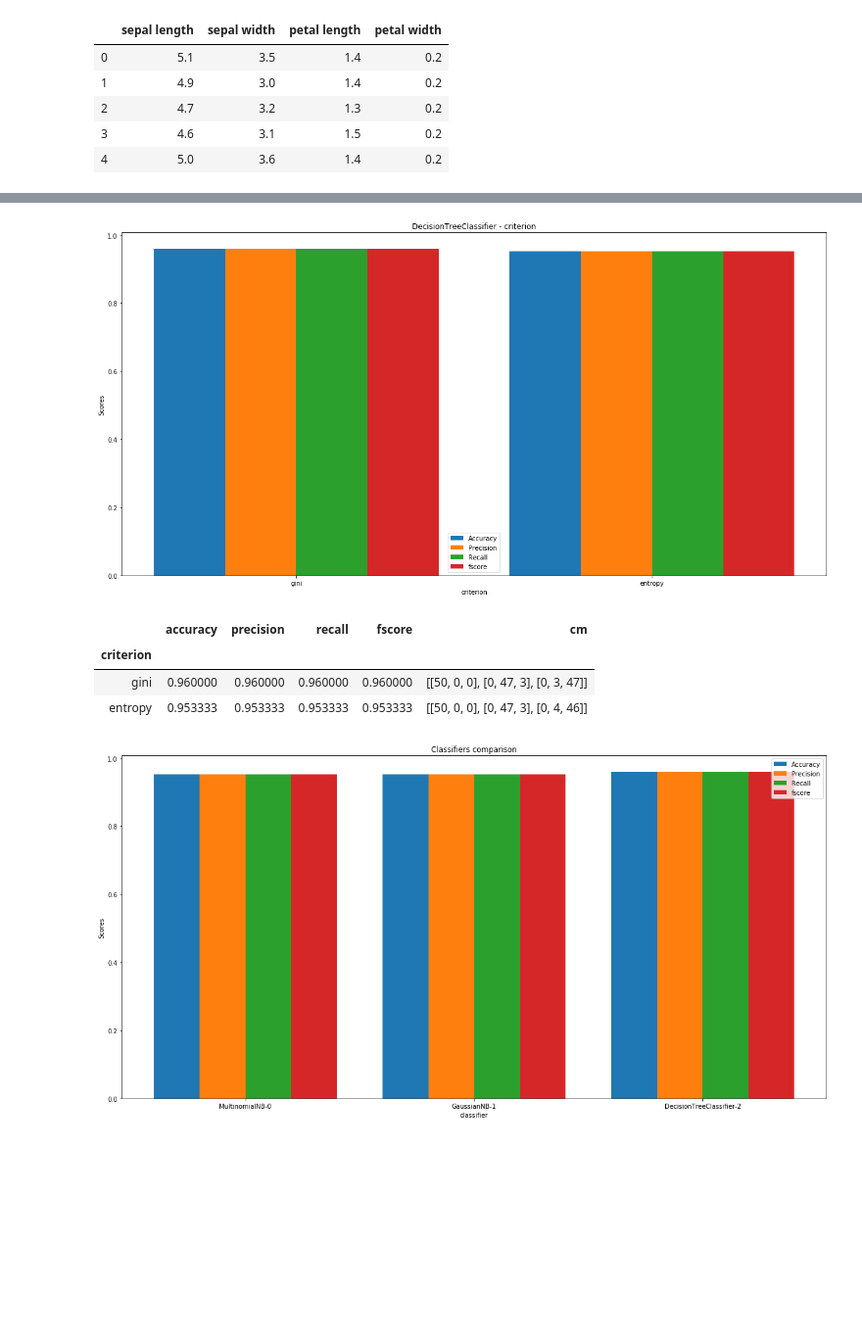
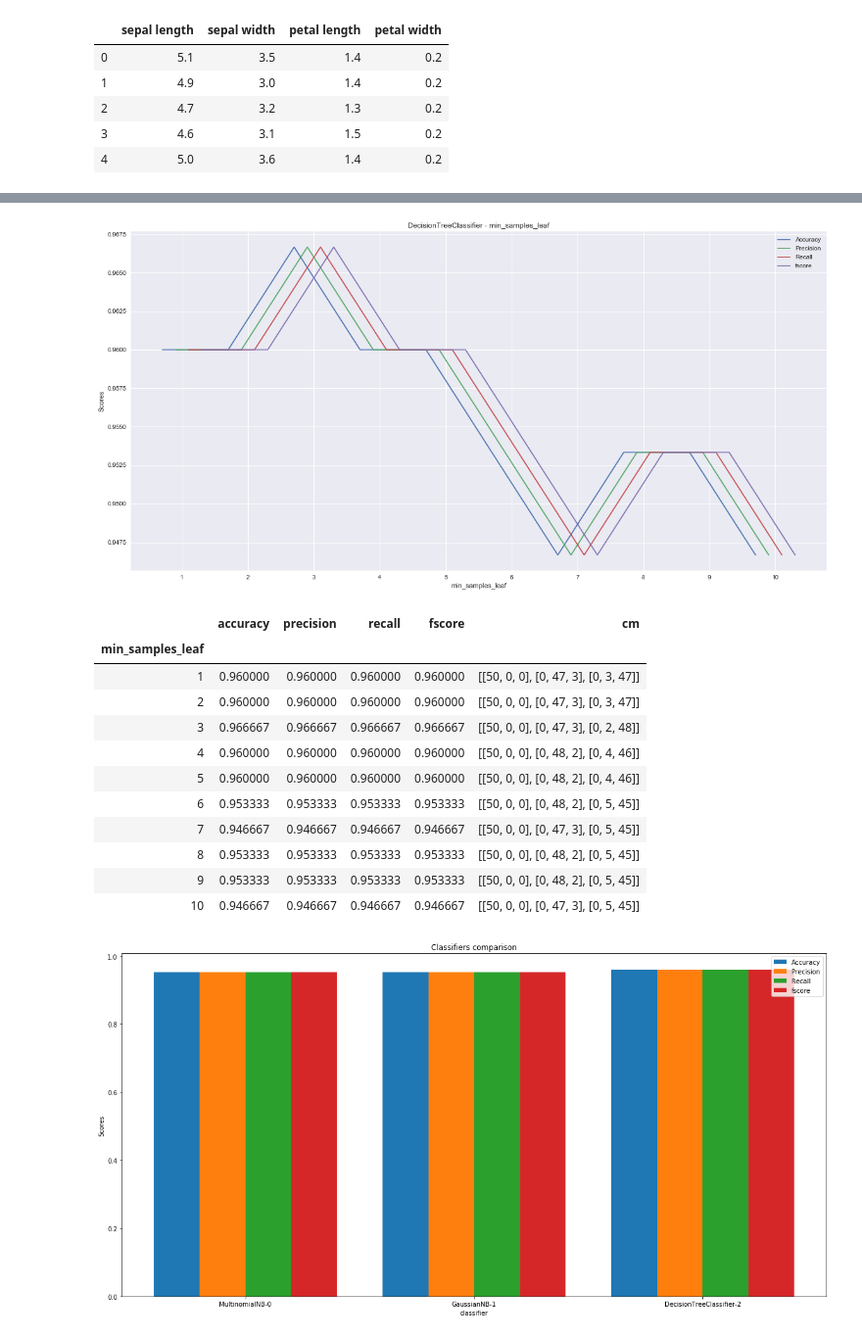
Before and after one commit to xenteros/data-science-training, a Jupyter notebook: DecisionTrees.ipynb, the cells around one changed output, grey strips where cells are left out. Shown at 98% size. Drawn from its saved outputs; the diff is of its cells as text; code cells hidden in the pictures; blank space fills up the shorter version.

```diff
--- a/DecisionTrees.ipynb
+++ b/DecisionTrees.ipynb
@@ -277,16 +277,16 @@ Results for DecisionTreeClassifier
 # %%
-def plot_results(result_df, title):
+def plot_results(result_df, title, plot_type='bar'):
     ind = np.arange(len(result_df))
     fig, ax = plt.subplots(figsize=(20, 10))
     width = 1 / len(result_df.columns)
-    ax.bar(ind, result_df['accuracy'], width=width,
-           label='Accuracy')
-    ax.bar(ind+width, result_df['precision'], width=width,
-           label='Precision')
-    ax.bar(ind+2*width, result_df['recall'], width=width,
-           label='Recall')
-    ax.bar(ind+3*width, result_df['fscore'], width=width,
-           label='fscore')
+    if plot_type == 'bar':
+        plot = lambda index, data, label: ax.bar(index, data, width=width, label=label)
+    elif plot_type == 'plot':
+        plot = lambda index, data, label: ax.plot(index, data, label=label)
+    plot(ind, result_df['accuracy'], 'Accuracy')
+    plot(ind+width, result_df['precision'], 'Precision')
+    plot(ind+2*width, result_df['recall'], 'Recall')
+    plot(ind+3*width, result_df['fscore'], 'fscore')
 
     ax.set_title(title)
     ax.set_ylabel('Scores')
@@ -333,19 +333,27 @@ def test_params(X, y, classes, classifier, classifier_param, classifier_const_pa
         data['cm'].append(cm)
 
     df = pd.DataFrame(data).set_index(param)
-    return plot_results(df, f'{clf.__class__.__name__} - {param}'), df
+    return plot_results(df, f'{clf.__class__.__name__} - {param}', plot_type='plot'), df
 # %%
 ax, results = test_params(X, y, classes,
                           DecisionTreeClassifier,
-                          {'criterion': ['gini', 'entropy']})
+                          {'min_samples_leaf': [1, 2, 3, 4, 5, 6, 7, 8, 9, 10]})
 plt.show()
 results
 # %% [output]
-[figure, old version]
+[figure, new version]
 |  | accuracy | precision | recall | fscore | cm |
-| criterion |  |  |  |  |  |
-| gini | 0.960000 | 0.960000 | 0.960000 | 0.960000 | [[50, 0, 0], [0, 47, 3], [0, 3, 47]] |
-| entropy | 0.953333 | 0.953333 | 0.953333 | 0.953333 | [[50, 0, 0], [0, 47, 3], [0, 4, 46]] |
+| min_samples_leaf |  |  |  |  |  |
+| 1 | 0.960000 | 0.960000 | 0.960000 | 0.960000 | [[50, 0, 0], [0, 47, 3], [0, 3, 47]] |
+| 2 | 0.960000 | 0.960000 | 0.960000 | 0.960000 | [[50, 0, 0], [0, 47, 3], [0, 3, 47]] |
+| 3 | 0.966667 | 0.966667 | 0.966667 | 0.966667 | [[50, 0, 0], [0, 47, 3], [0, 2, 48]] |
+| 4 | 0.960000 | 0.960000 | 0.960000 | 0.960000 | [[50, 0, 0], [0, 48, 2], [0, 4, 46]] |
+| 5 | 0.960000 | 0.960000 | 0.960000 | 0.960000 | [[50, 0, 0], [0, 48, 2], [0, 4, 46]] |
+| 6 | 0.953333 | 0.953333 | 0.953333 | 0.953333 | [[50, 0, 0], [0, 48, 2], [0, 5, 45]] |
+| 7 | 0.946667 | 0.946667 | 0.946667 | 0.946667 | [[50, 0, 0], [0, 47, 3], [0, 5, 45]] |
+| 8 | 0.953333 | 0.953333 | 0.953333 | 0.953333 | [[50, 0, 0], [0, 48, 2], [0, 5, 45]] |
+| 9 | 0.953333 | 0.953333 | 0.953333 | 0.953333 | [[50, 0, 0], [0, 48, 2], [0, 5, 45]] |
+| 10 | 0.946667 | 0.946667 | 0.946667 | 0.946667 | [[50, 0, 0], [0, 47, 3], [0, 5, 45]] |
 # %%
 def test_classifiers(X, y, classes,
                      classifiers,
```
Also changed, not shown: parts of 6 cells of this notebook.
